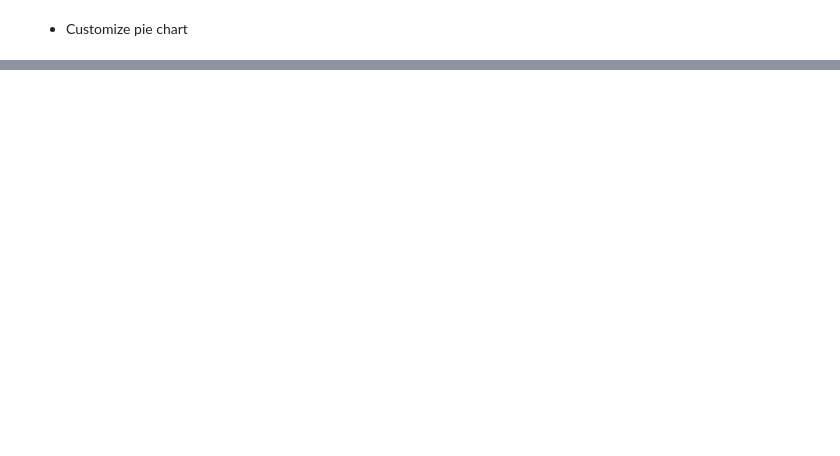
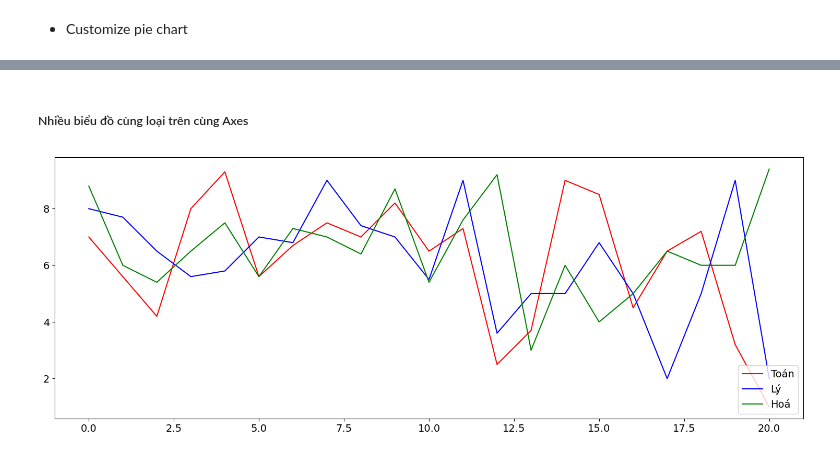
Before and after one commit to BIMSangDQ/BTVN, a Jupyter notebook: 221124_DataVisualization.ipynb, the cells around one changed output, grey strips where cells are left out. Cells and saved outputs as stored; diff of their text form; code cells hidden in the pictures; blank space fills up the shorter version.

```diff
--- a/221124_DataVisualization.ipynb
+++ b/221124_DataVisualization.ipynb
@@ -312,0 +321,3 @@ plt.show()
+# %%
+students = pd.read_csv('Data/students.csv')
+students.head()
@@ -312,0 +331,14 @@ plt.show()
+# %% [markdown]
+##### Nhiều biểu đồ cùng loại trên cùng Axes
+# %%
+plt.plot(students.index,students['Toán'],color = 'r',label = 'Toán')
+plt.plot(students.index,students['Lý'],color = 'b',label = 'Lý')
+plt.plot(students.index,students['Hoá'],color = 'g',label = 'Hoá')
+fig = plt.gcf()
+fig.set_size_inches(18.5,6.5)
+plt.legend(fontsize = 14, loc = 'lower right')
+plt.xticks(fontsize=14)
+plt.yticks(fontsize=14)
+plt.show()
+# %% [output]
+[figure, added]
```
Also changed, not shown: parts of 38 cells of this notebook, 5 other files.
